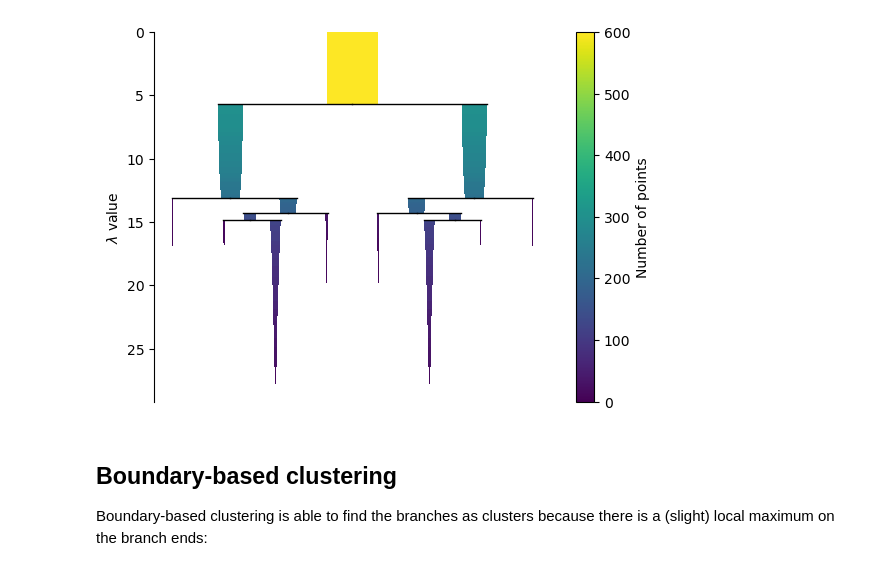
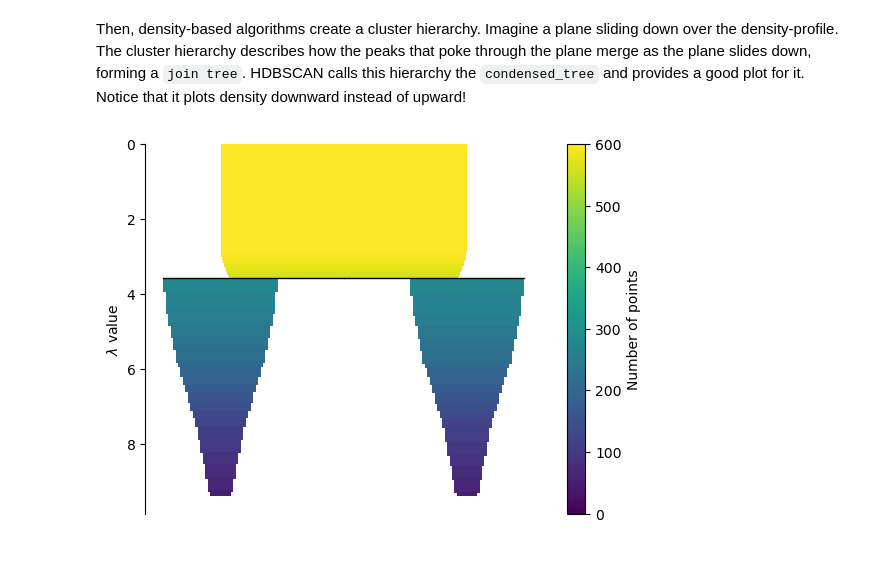
Before and after one commit to vda-lab/fast_hbcc, a Jupyter notebook: notebooks/HBCC.ipynb, the cells around one changed output. Cells and saved outputs as stored; diff of their text form; code cells hidden in the pictures.

```diff
--- a/notebooks/HBCC.ipynb
+++ b/notebooks/HBCC.ipynb
@@ -99,0 +87,3 @@ properly represented in the cluster hierarchy and density profile:
+# %%
+hdbscan = HDBSCAN(min_cluster_size=45, cluster_selection_method="leaf").fit(X)
+density = 1 / hdbscan._core_distances
@@ -100,9 +121,11 @@ properly represented in the cluster hierarchy and density profile:
+# %% [markdown]
+Then, density-based algorithms create a cluster hierarchy. Imagine a plane
+sliding down over the density-profile. The cluster hierarchy describes how the
+peaks that poke through the plane merge as the plane slides down, forming a
+`join tree`. HDBSCAN calls this hierarchy the `condensed_tree` and provides a
+good plot for it. Notice that it plots density downward instead of upward!
 # %%
-HDBSCAN(min_cluster_size=10).fit(X).condensed_tree_.plot()
+hdbscan.condensed_tree_.plot()
 plt.show()
 # %% [output]
-[figure, old version]
+[figure, new version]
-# %% [markdown]
-## Boundary-based clustering
-
-Boundary-based clustering is able to find the branches as clusters because there is a (slight) local maximum on the branch ends:
```
Also changed, not shown: parts of 32 cells of this notebook, 14 other files.
